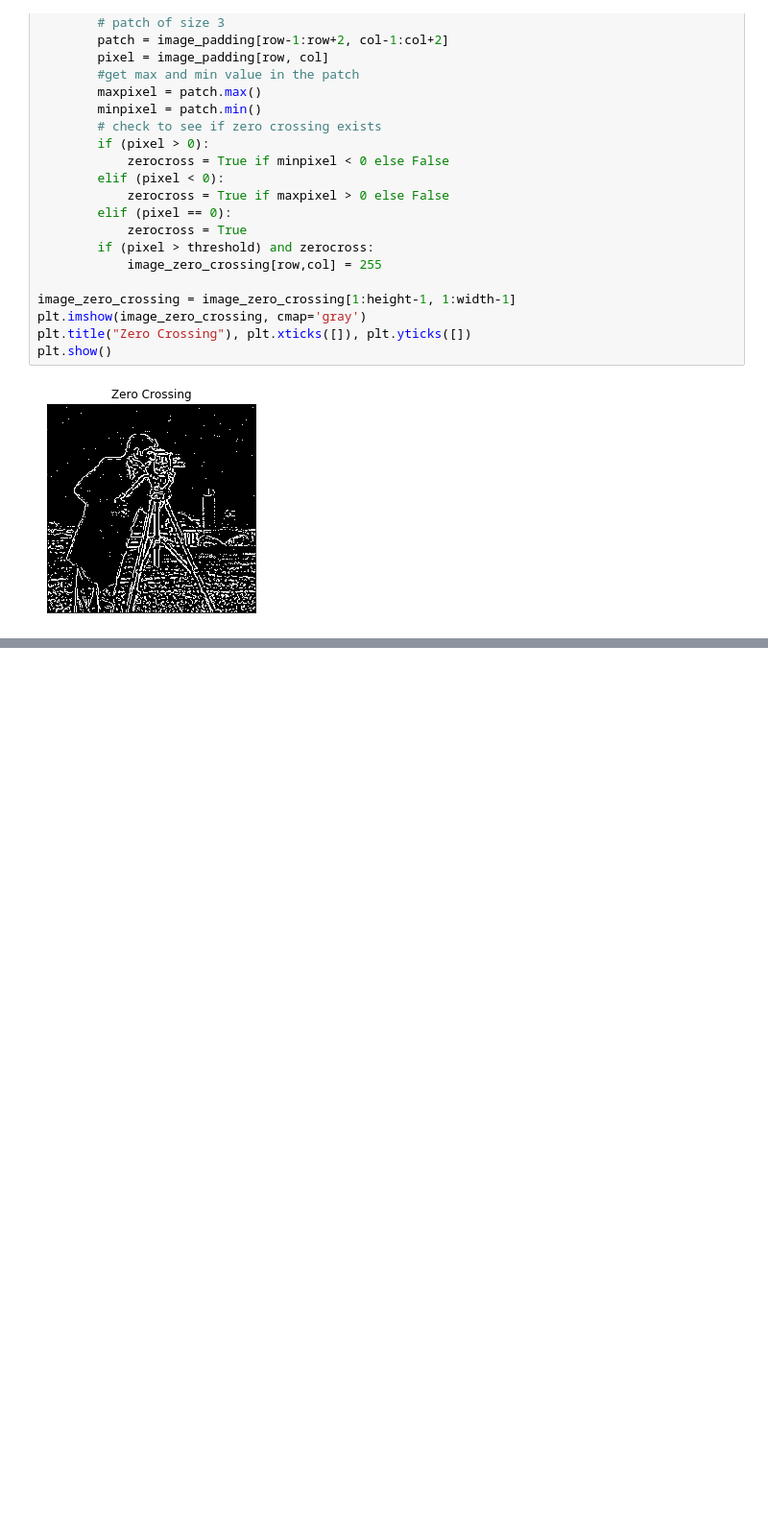
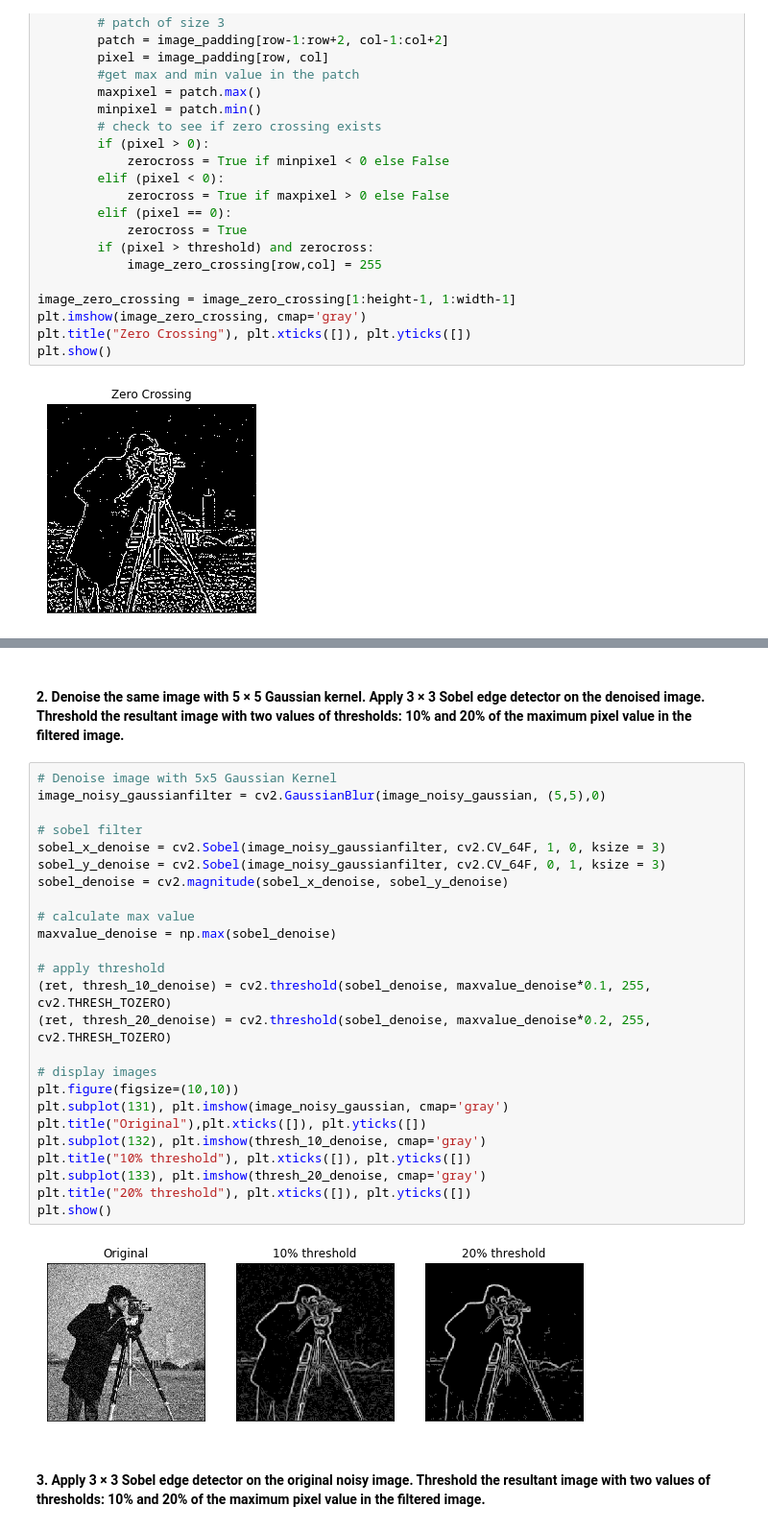
Before and after one commit to FulinHuang/Computer-Vision, a Jupyter notebook: A1_Image_Filtering /A1_Image_Filtering.ipynb, the cells around one changed output, grey strips where cells are left out. Shown at 96% size. Cells and saved outputs as stored; diff of their text form; blank space fills up the shorter version.

```diff
--- a/A1_Image_Filtering /A1_Image_Filtering.ipynb
+++ b/A1_Image_Filtering /A1_Image_Filtering.ipynb
@@ -320,0 +365,31 @@ plt.show()
+# %% [markdown]
+#### 2. Denoise the same image with 5 × 5 Gaussian kernel. Apply 3 × 3 Sobel edge detector on the denoised image. Threshold the resultant image with two values of thresholds: 10% and 20% of the maximum pixel value in the filtered image.
+# %%
+# Denoise image with 5x5 Gaussian Kernel
+image_noisy_gaussianfilter = cv2.GaussianBlur(image_noisy_gaussian, (5,5),0)
+
+# sobel filter
+sobel_x_denoise = cv2.Sobel(image_noisy_gaussianfilter, cv2.CV_64F, 1, 0, ksize = 3)
+sobel_y_denoise = cv2.Sobel(image_noisy_gaussianfilter, cv2.CV_64F, 0, 1, ksize = 3)
+sobel_denoise = cv2.magnitude(sobel_x_denoise, sobel_y_denoise)
+
+# calculate max value
+maxvalue_denoise = np.max(sobel_denoise)
+
+# apply threshold
+(ret, thresh_10_denoise) = cv2.threshold(sobel_denoise, maxvalue_denoise*0.1, 255, cv2.THRESH_TOZERO)
+(ret, thresh_20_denoise) = cv2.threshold(sobel_denoise, maxvalue_denoise*0.2, 255, cv2.THRESH_TOZERO)
+
+# display images
+plt.figure(figsize=(10,10))
+plt.subplot(131), plt.imshow(image_noisy_gaussian, cmap='gray')
+plt.title("Original"),plt.xticks([]), plt.yticks([])
+plt.subplot(132), plt.imshow(thresh_10_denoise, cmap='gray')
+plt.title("10% threshold"), plt.xticks([]), plt.yticks([])
+plt.subplot(133), plt.imshow(thresh_20_denoise, cmap='gray')
+plt.title("20% threshold"), plt.xticks([]), plt.yticks([])
+plt.show()
+# %% [output]
+[figure, added]
+# %% [markdown]
+#### 3. Apply 3 × 3 Sobel edge detector on the original noisy image. Threshold the resultant image with two values of thresholds: 10% and 20% of the maximum pixel value in the filtered image.
```
Also changed, not shown: parts of 6 cells of this notebook.
